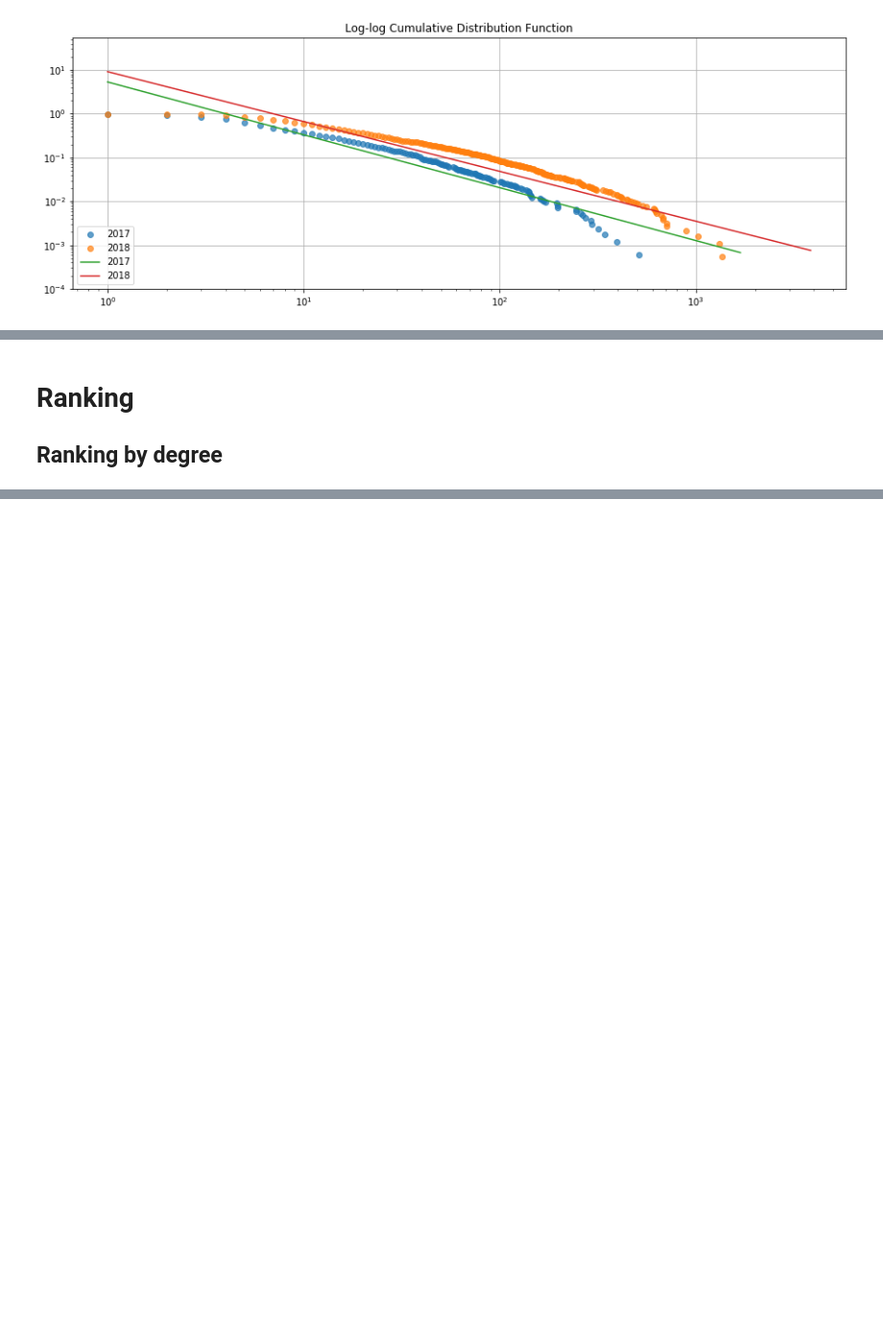
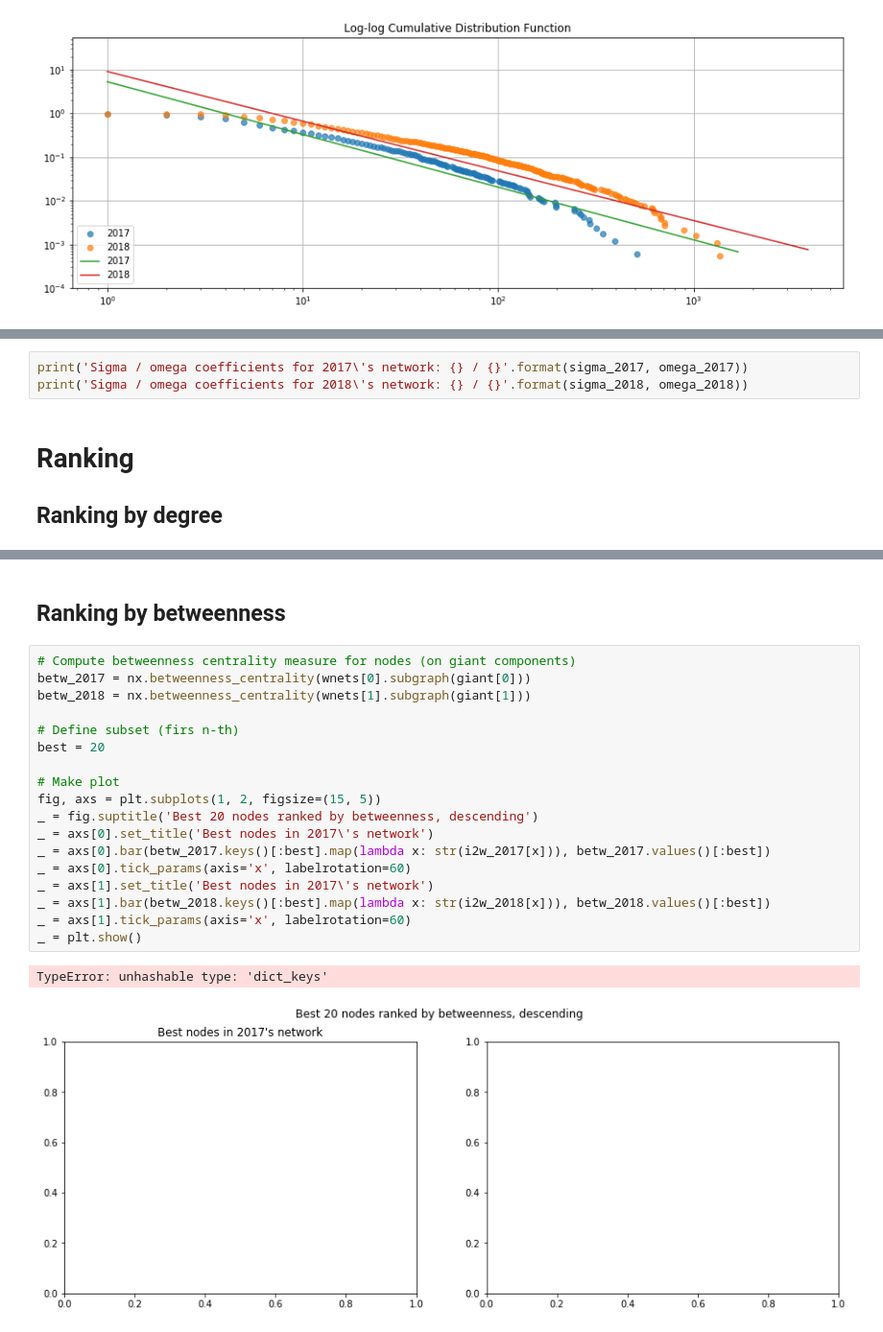
Before and after one commit to damiclem/feminism_network, a Jupyter notebook: analysis.ipynb, the cells around one changed output, grey strips where cells are left out. Shown at 96% size. Saved outputs shown, nothing was run; the diff lists cells and outputs as text; blank space fills up the shorter version.

```diff
--- a/analysis.ipynb
+++ b/analysis.ipynb
@@ -358,3 +445,6 @@ Invalid limit will be ignored.
+# %%
+print('Sigma / omega coefficients for 2017\'s network: {} / {}'.format(sigma_2017, omega_2017))
+print('Sigma / omega coefficients for 2018\'s network: {} / {}'.format(sigma_2018, omega_2018))
 # %% [markdown]
 # Ranking
 
@@ -379,3 +469,26 @@ _ = axs[1].tick_params(axis='x', labelrotation=60)
 _ = plt.show()
 # %% [output]
 [figure]
+# %% [markdown]
+## Ranking by betweenness
+# %%
+# Compute betweenness centrality measure for nodes (on giant components)
+betw_2017 = nx.betweenness_centrality(wnets[0].subgraph(giant[0]))
+betw_2018 = nx.betweenness_centrality(wnets[1].subgraph(giant[1]))
+
+# Define subset (firs n-th)
+best = 20
+
+# Make plot
+fig, axs = plt.subplots(1, 2, figsize=(15, 5))
+_ = fig.suptitle('Best 20 nodes ranked by betweenness, descending')
+_ = axs[0].set_title('Best nodes in 2017\'s network')
+_ = axs[0].bar(betw_2017.keys()[:best].map(lambda x: str(i2w_2017[x])), betw_2017.values()[:best])
+_ = axs[0].tick_params(axis='x', labelrotation=60)
+_ = axs[1].set_title('Best nodes in 2017\'s network')
+_ = axs[1].bar(betw_2018.keys()[:best].map(lambda x: str(i2w_2018[x])), betw_2018.values()[:best])
+_ = axs[1].tick_params(axis='x', labelrotation=60)
+_ = plt.show()
+# %% [output]
+TypeError: unhashable type: 'dict_keys'
+[figure, added]
```
Also changed, not shown: parts of 15 cells of this notebook, 1 other file.
